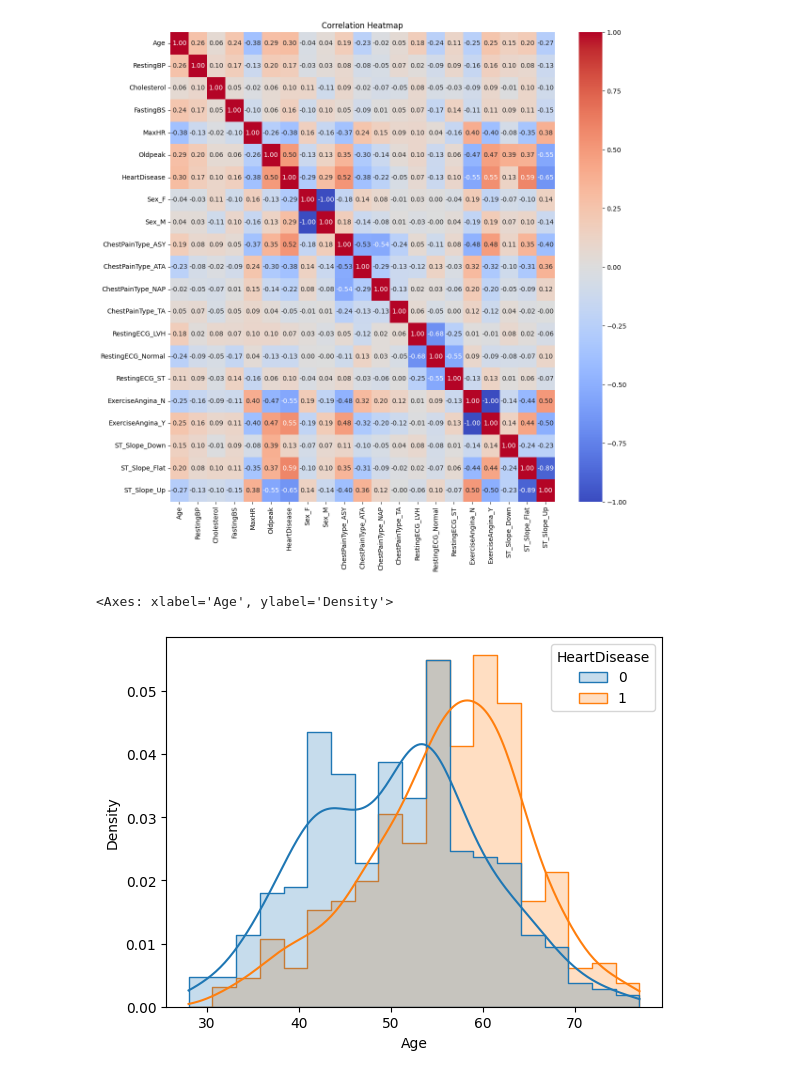
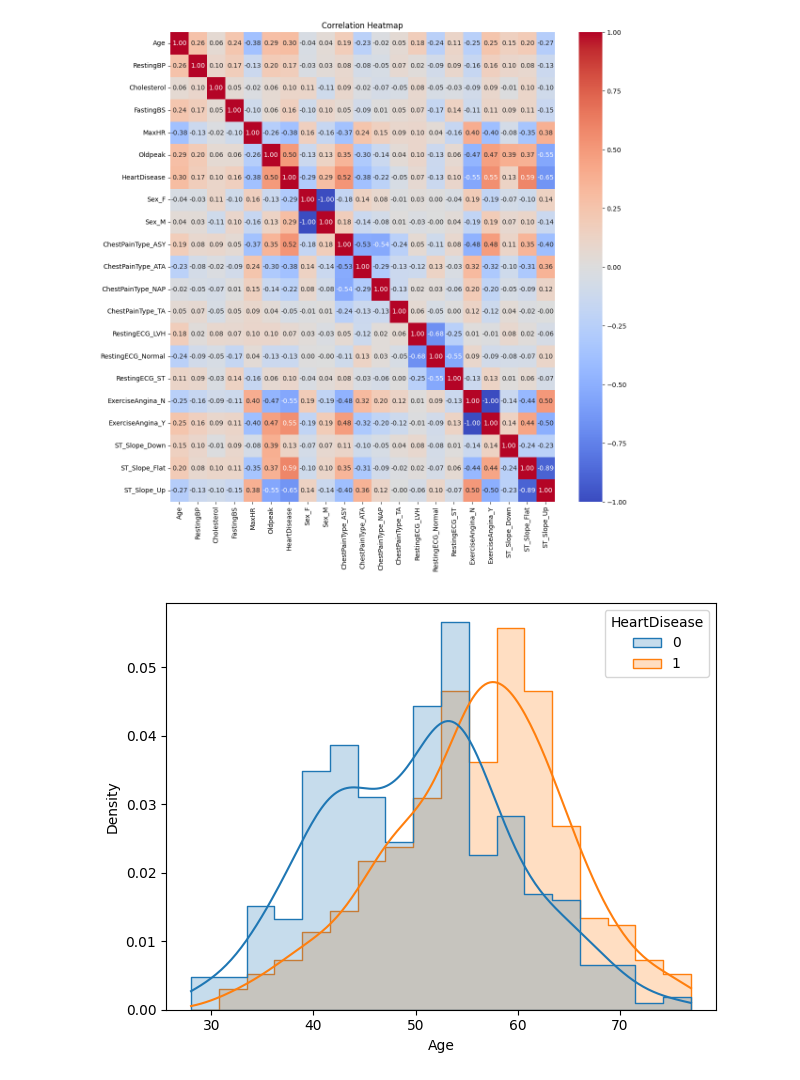
Before and after one commit to smoklien/kpi-machine-learning, a Jupyter notebook: heart-disease-analysis/src/main.ipynb, the cells around one changed output. Saved outputs shown, nothing was run; the diff lists cells and outputs as text; code cells hidden in the pictures.

```diff
--- a/heart-disease-analysis/src/main.ipynb
+++ b/heart-disease-analysis/src/main.ipynb
@@ -124,7 +144,7 @@ Name: count, dtype: int64
 # %% [markdown]
 Correct `RestingBP`
 # %%
-df['RestingBP'] = df['RestingBP'].replace(0, df['RestingBP'].mean())
+df['RestingBP'] = df['RestingBP'].replace(0, df['RestingBP'].median())
 
 print("Corrected RestingBP for the row #449:", df.loc[449, 'RestingBP'])
 # %% [output]
@@ -239,7 +279,7 @@ plt.tight_layout()
 # %% [output]
 [figure]
 # %%
-sns.histplot(data=df, x='Age', hue='HeartDisease', element='step', stat='density', common_norm=False, kde=True)
+sns.histplot(data=df_encoded, x='Age', hue='HeartDisease', element='step', stat='density', common_norm=False, kde=True)
+plt.tight_layout()
 # %% [output]
-<Axes: xlabel='Age', ylabel='Density'>
-[figure, old version]
+[figure, new version]
```
Also changed, not shown: parts of 29 cells of this notebook.
